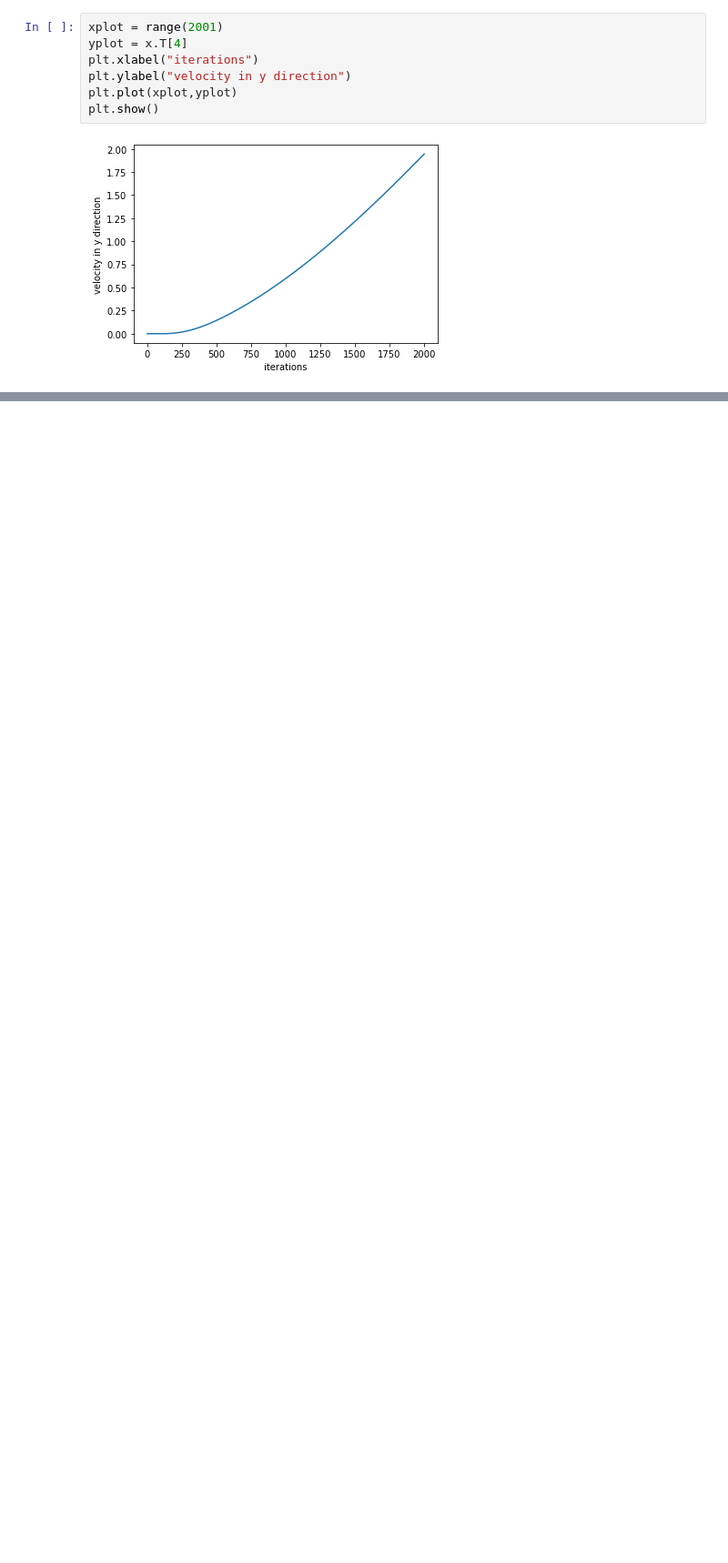
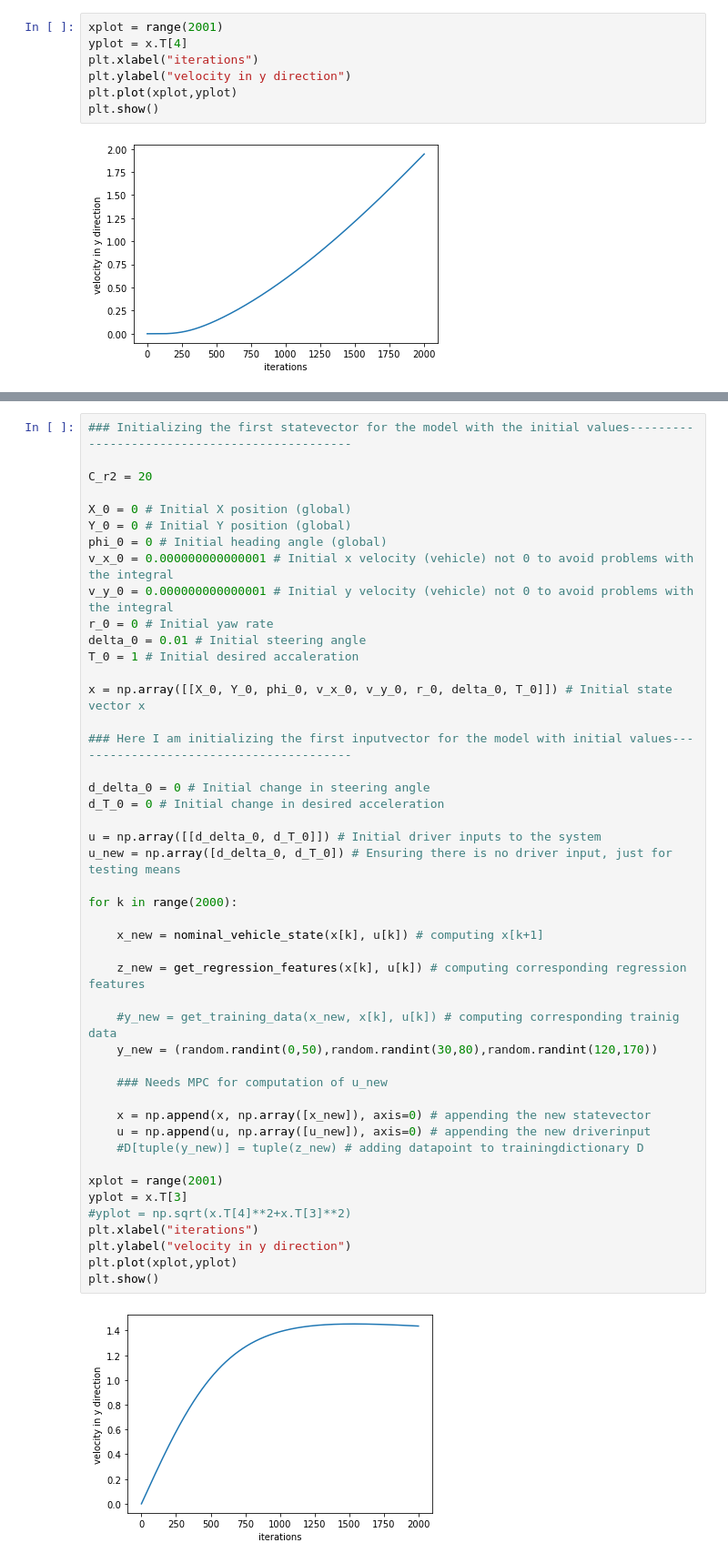
Before and after one commit to mr-d-self-driving/learning_based_model_predictive_control, a Jupyter notebook: GP-MPC Implementation.ipynb, the cells around one changed output, grey strips where cells are left out. Shown: that part at 91% size. Saved outputs shown, nothing was run; the diff lists cells and outputs as text; blank space fills up the shorter version.

```diff
--- a/GP-MPC Implementation.ipynb
+++ b/GP-MPC Implementation.ipynb
@@ -217,0 +241,48 @@ plt.show()
+# %%
+### Initializing the first statevector for the model with the initial values----------------------------------------------
+
+C_r2 = 20
+
+X_0 = 0 # Initial X position (global)
+Y_0 = 0 # Initial Y position (global)
+phi_0 = 0 # Initial heading angle (global)
+v_x_0 = 0.000000000000001 # Initial x velocity (vehicle) not 0 to avoid problems with the integral
+v_y_0 = 0.000000000000001 # Initial y velocity (vehicle) not 0 to avoid problems with the integral
+r_0 = 0 # Initial yaw rate
+delta_0 = 0.01 # Initial steering angle
+T_0 = 1 # Initial desired accaleration
+
+x = np.array([[X_0, Y_0, phi_0, v_x_0, v_y_0, r_0, delta_0, T_0]]) # Initial state vector x
+
+### Here I am initializing the first inputvector for the model with initial values----------------------------------------
+
+d_delta_0 = 0 # Initial change in steering angle
+d_T_0 = 0 # Initial change in desired acceleration
+
+u = np.array([[d_delta_0, d_T_0]]) # Initial driver inputs to the system
+u_new = np.array([d_delta_0, d_T_0]) # Ensuring there is no driver input, just for testing means
+
+for k in range(2000):
+
+    x_new = nominal_vehicle_state(x[k], u[k]) # computing x[k+1]
+
+    z_new = get_regression_features(x[k], u[k]) # computing corresponding regression features
+
+    #y_new = get_training_data(x_new, x[k], u[k]) # computing corresponding trainig data
+    y_new = (random.randint(0,50),random.randint(30,80),random.randint(120,170))
+
+    ### Needs MPC for computation of u_new
+
+    x = np.append(x, np.array([x_new]), axis=0) # appending the new statevector
+    u = np.append(u, np.array([u_new]), axis=0) # appending the new driverinput
+    #D[tuple(y_new)] = tuple(z_new) # adding datapoint to trainingdictionary D
+
+xplot = range(2001)
+yplot = x.T[3]
+#yplot = np.sqrt(x.T[4]**2+x.T[3]**2)
+plt.xlabel("iterations")
+plt.ylabel("velocity in y direction")
+plt.plot(xplot,yplot)
+plt.show()
+# %% [output]
+[figure, added]
```
Also changed, not shown: parts of 26 cells of this notebook.
